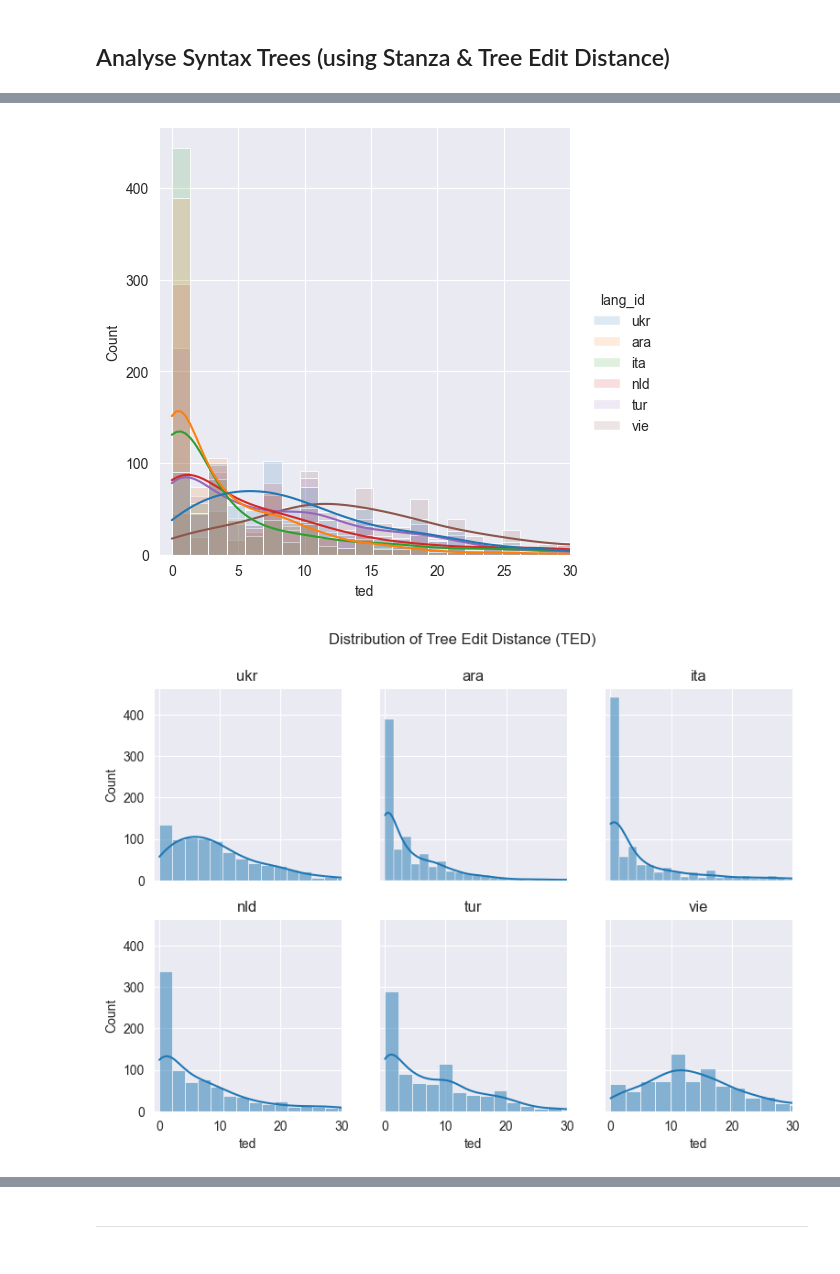
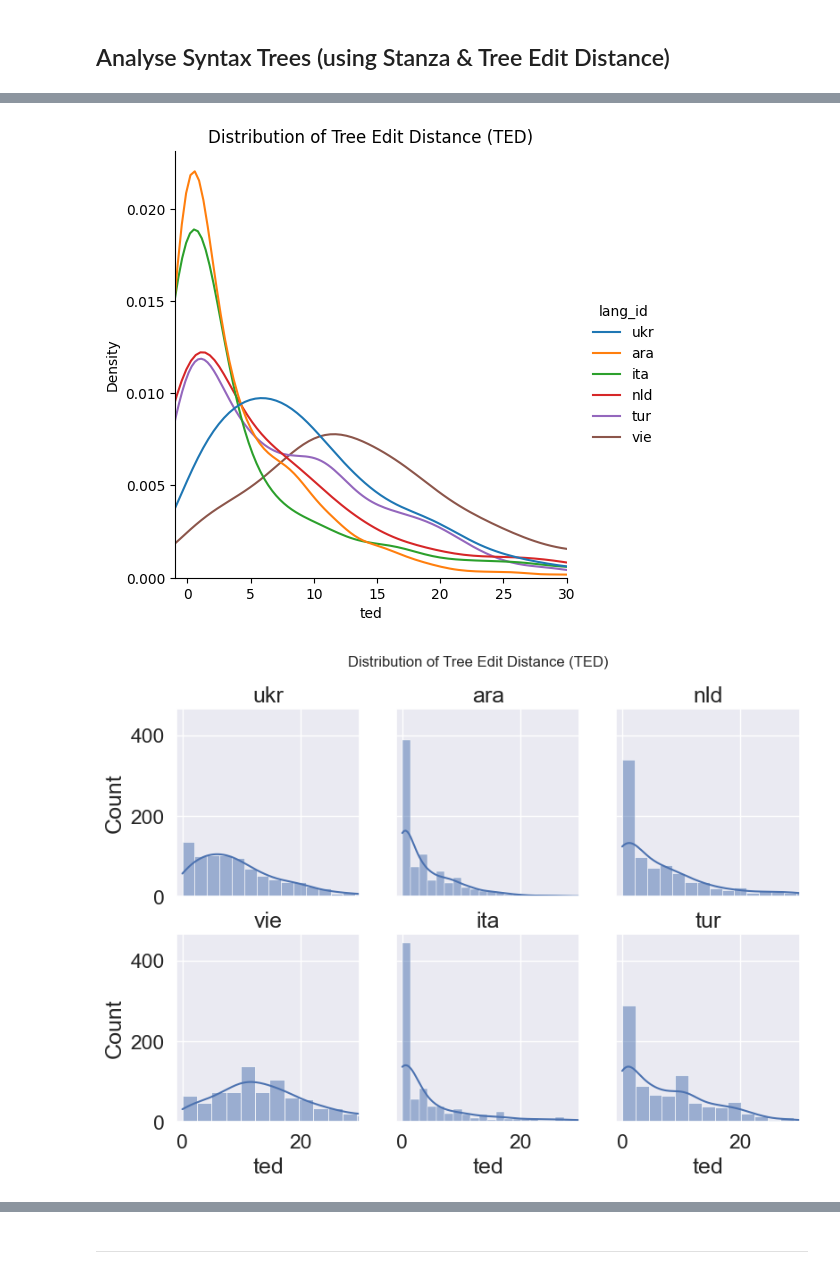
Before and after one commit to gsarti/divemt, a Jupyter notebook: notebooks/fine-grained-analysis.ipynb, the cells around one changed output, grey strips where cells are left out. Drawn from its saved outputs; the diff is of its cells as text; code cells hidden in the pictures.

```diff
--- a/notebooks/fine-grained-analysis.ipynb
+++ b/notebooks/fine-grained-analysis.ipynb
@@ -42,5 +43,10 @@ for lang in ['ukr', 'ara', 'ita', 'nld', 'tur', 'vie']:
 
     df = pd.concat([df, lang_df], ignore_index=False)
 
-df.sample(20)
+
+# filter out not MT samples
+df = df[df['mt_tokens'].notna()]
+
+print(len(df))
+df.sample(3)
 # %% [output]
@@ -273,8 +381,6 @@ def list_to_stanza_sentence(token_list, annotations_list) -> StanzaSentence:
     return sentence
 # %%
 # use astred to calculate tree edit distance
-
-df_synt_scores = pd.DataFrame()
 
 langs = {
     'vie': 'vi',
@@ -285,19 +391,15 @@ langs = {
     'nld': 'nl',
 }
 
+synt_scores_list = []
+
 for _id, x in tqdm(df.iterrows(), total=len(df)):
-    pe_tokens = eval(x['tgt_tokens'])
-    pe_annotations = eval(x['tgt_annotations'])
-    mt_tokens = eval(x['mt_tokens'])
-    mt_annotations = eval(x['mt_annotations'])
-    mt_tbd_qe = eval(x['mt_tbd_qe'])
-    mt_pe_alignments_raw = eval(x['mt_pe_tbd_qe_alignments'])
-    mt_pe_alignments_dict = defaultdict(list)
-
-    for k, v, score in mt_pe_alignments_raw:
-        if k is not None:
-            mt_pe_alignments_dict[k].append(v)
-
+    pe_tokens = x['tgt_tokens']
+    pe_annotations = x['tgt_annotations']
+    mt_tokens = x['mt_tokens']
+    mt_annotations = x['mt_annotations']
+    mt_tbd_qe = x['mt_tbd_qe']
+    mt_pe_alignments_dict = x['mt_pe_tbd_qe_alignments_dict']
     mt_pe_alignments_pairs = [(k, v[0]) for k, v in mt_pe_alignments_dict.items() if len(v) > 0 and v[0] is not None]
 
     # fix 2 sentences examples with 2 heads to be 1 headed (match to first head
@@ -351,13 +453,13 @@ for _id, x in tqdm(df.iterrows(), total=len(df)):
         print('pe_annotations', [i['head'] for i in pe_annotations])
         ted = None
 
-    _df_synt_scores = pd.DataFrame([{
+    synt_scores_list.append({
         'unit_id': _id,
         'lang_id': x['lang_id'],
         'ted': int(ted),
-    }])
-    df_synt_scores = pd.concat([df_synt_scores, _df_synt_scores], ignore_index=True)
+    })
 
+df_synt_scores = pd.DataFrame(synt_scores_list)
 df_synt_scores['ted'] = df_synt_scores['ted'].astype(int)
 
 df_synt_scores
@@ -392,24 +494,28 @@ df_synt_scores
 # %%
 g = sns.displot(
     df_synt_scores,
     x="ted",
     hue="lang_id",
-    kde=True,
+    # kde=True,
+    kind='kde',
     # log_scale=(False, 2),
     multiple="layer",
-    alpha=0.15,
+    # alpha=0.1,
     # facet_kws={'hist_kws':dict(alpha=0.1)}
 )
 plt.xlim(-1, 30)
 plt.ylim(0, None)
+plt.title('Distribution of Tree Edit Distance (TED)')
 plt.show()
 # %% [output]
-[figure, old version]
+[figure, new version]
 # %%
 
 f, axes = plt.subplots(2, 3, figsize=(9, 6), sharex=True, sharey=True)
 
-for ax, lang in zip(axes.flat, df['lang_id'].unique()):
+# langs = df['lang_id'].unique()
+langs = ['ukr', 'ara', 'nld', 'vie', 'ita', 'tur']
+for ax, lang in zip(axes.flat, langs):
     #
     # # Create a cubehelix colormap to use with kdeplot
     # cmap = sns.cubehelix_palette(start=s, light=1, as_cmap=True)
@@ -432,5 +538,5 @@ ax.set(xlim=(-1, 30))
 f.suptitle("Distribution of Tree Edit Distance (TED)", fontsize=12)
 plt.show()
 # %% [output]
-[figure, old version]
+[figure, new version]
 # %%
```
Also changed, not shown: parts of 35 cells of this notebook.
